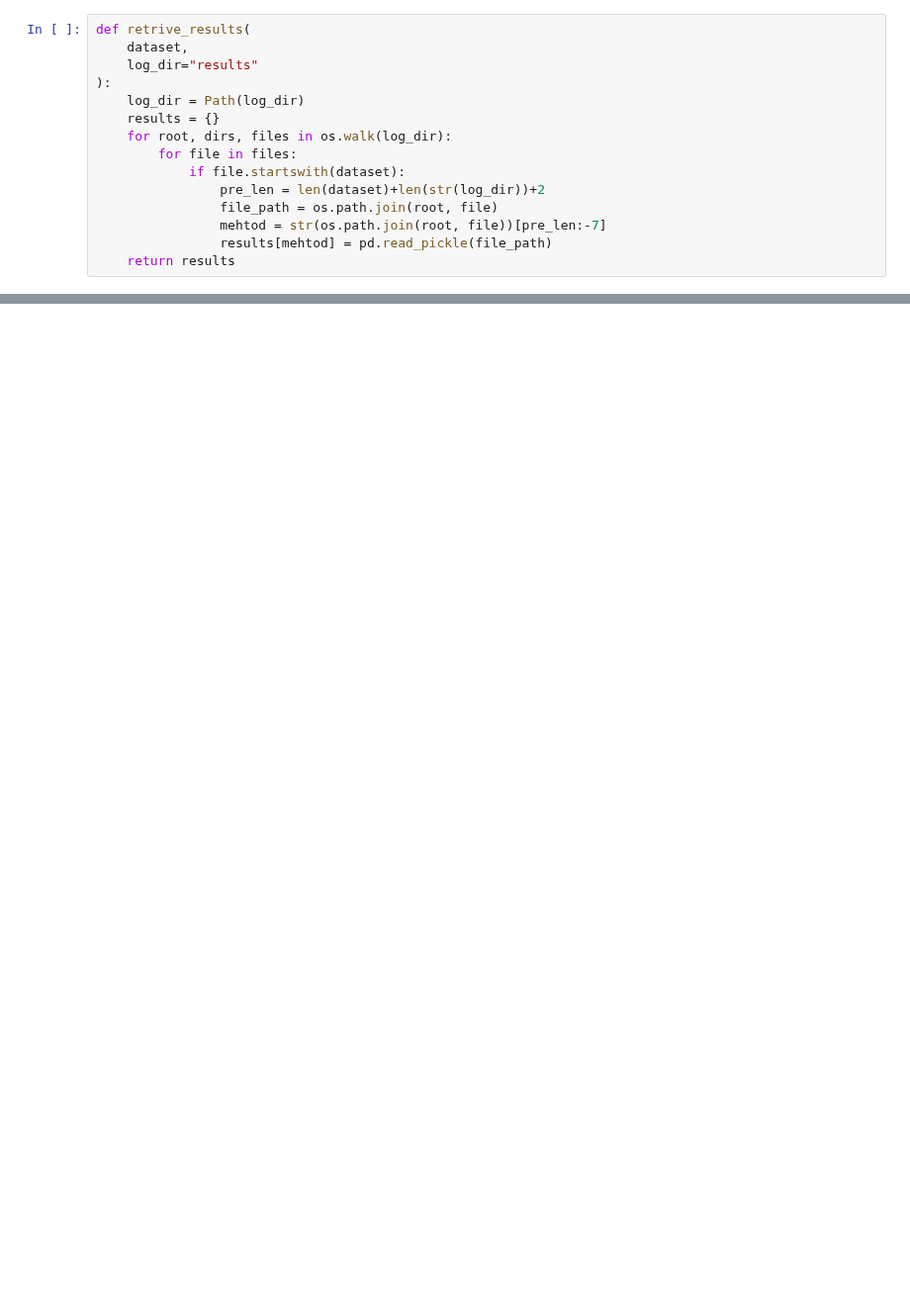
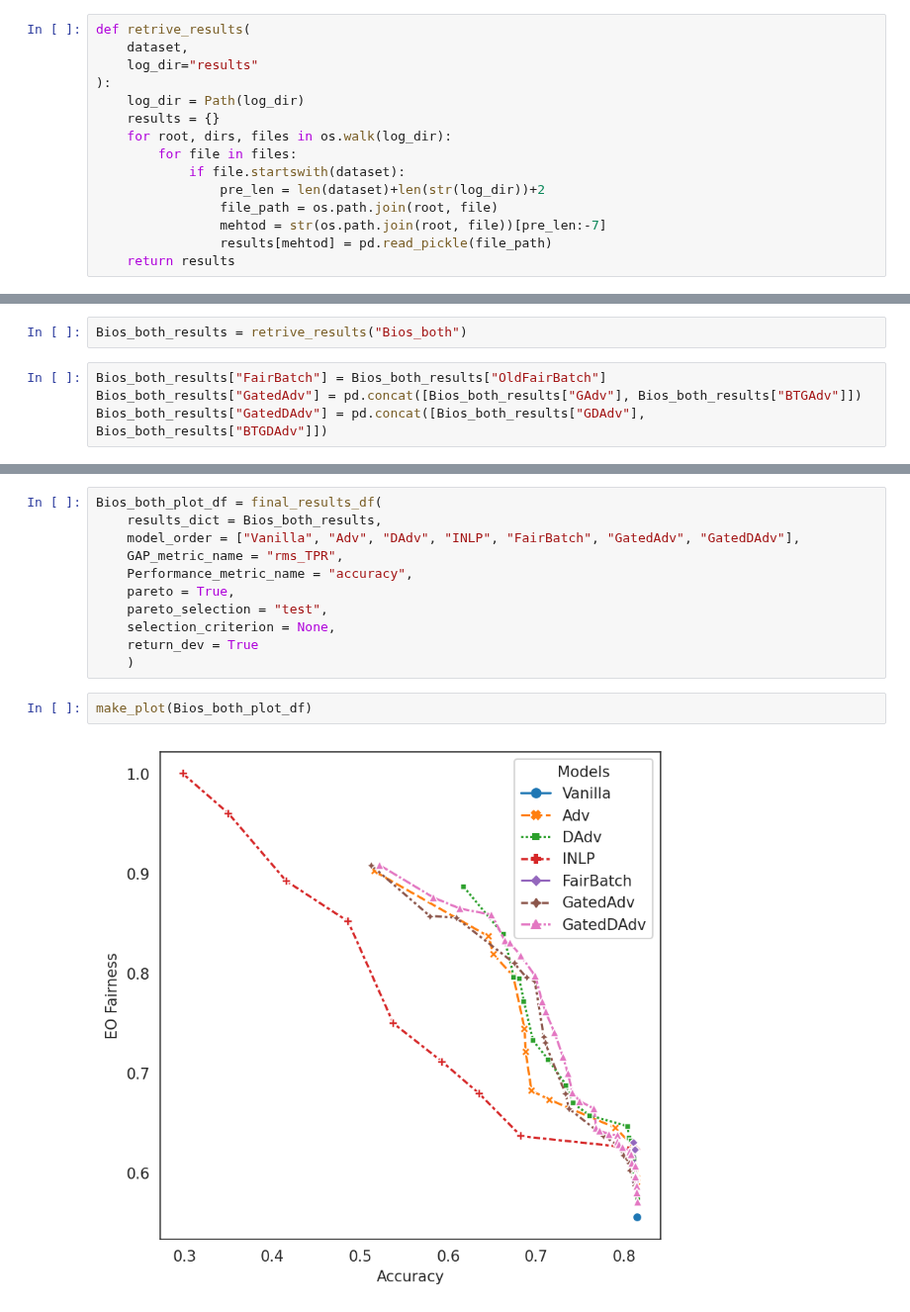
Before and after one commit to Libr-AI/fairlib, a Jupyter notebook: analysis/Final_results_in_paper.ipynb, the cells around one changed output, grey strips where cells are left out. Shown at 99% size. Drawn from its saved outputs; the diff is of its cells as text; blank space fills up the shorter version.

```diff
--- a/analysis/Final_results_in_paper.ipynb
+++ b/analysis/Final_results_in_paper.ipynb
@@ -44,0 +160,6 @@ model_comparasion(results)
+# %%
+Bios_both_results = retrive_results("Bios_both")
+# %%
+Bios_both_results["FairBatch"] = Bios_both_results["OldFairBatch"]
+Bios_both_results["GatedAdv"] = pd.concat([Bios_both_results["GAdv"], Bios_both_results["BTGAdv"]])
+Bios_both_results["GatedDAdv"] = pd.concat([Bios_both_results["GDAdv"], Bios_both_results["BTGDAdv"]])
@@ -44,0 +187,15 @@ model_comparasion(results)
+# %%
+Bios_both_plot_df = final_results_df(
+    results_dict = Bios_both_results,
+    model_order = ["Vanilla", "Adv", "DAdv", "INLP", "FairBatch", "GatedAdv", "GatedDAdv"],
+    GAP_metric_name = "rms_TPR",
+    Performance_metric_name = "accuracy",
+    pareto = True,
+    pareto_selection = "test",
+    selection_criterion = None,
+    return_dev = True
+    )
+# %%
+make_plot(Bios_both_plot_df)
+# %% [output]
+[figure, added]
```
Also changed, not shown: parts of 11 cells of this notebook, 20 other files.
